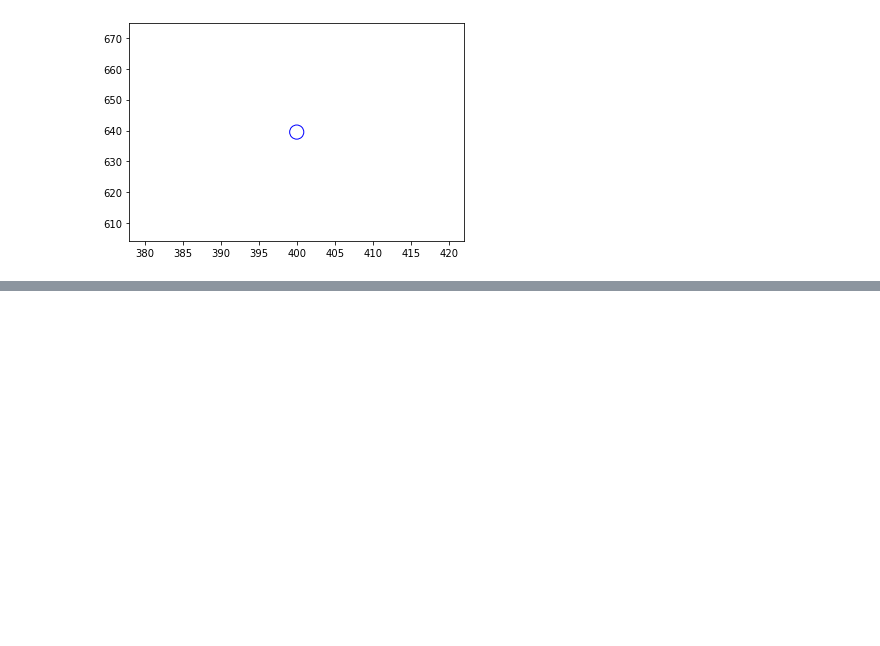
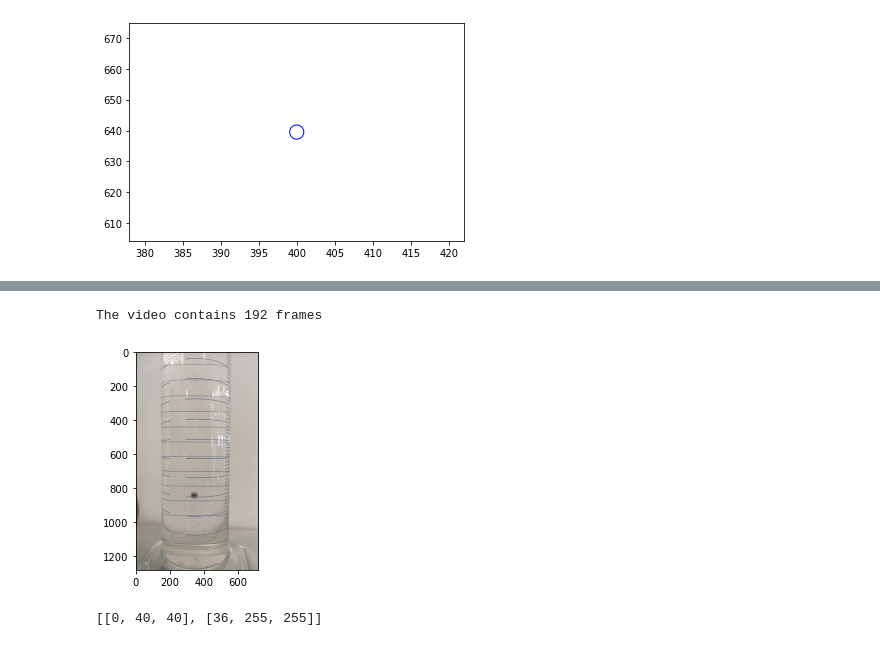
Before and after one commit to GiovanniLag/hackathon_lab, a Jupyter notebook: TRACKING.ipynb, the cells around one changed output, grey strips where cells are left out. Cells and saved outputs as stored; diff of their text form; code cells hidden in the pictures; blank space fills up the shorter version.

```diff
--- a/TRACKING.ipynb
+++ b/TRACKING.ipynb
@@ -189,0 +188,21 @@ blue_regions.shape
+# %%
+ccap = cv2.VideoCapture("palla grande.mp4")
+n_frames = int(ccap.get(cv2.CAP_PROP_FRAME_COUNT))
+print(f'The video contains {n_frames} frames')
+
+ccap.set(cv2.CAP_PROP_POS_FRAMES, 150)
+ret, frame = ccap.read()
+ccap.release()
+frame_rgb = cv2.cvtColor(frame, cv2.COLOR_BGR2RGB)
+plt.imshow(frame_rgb)
+plt.savefig("colorpick.png")
+# %% [output]
+The video contains 192 frames
+[figure, added]
+# %%
+limits = getLimits(52,58,62,18)
+lowerLimit = limits[0]
+upperLimit = limits[1]
+print(limits)
+# %% [output]
+[[0, 40, 40], [36, 255, 255]]
```
Also changed, not shown: parts of 8 cells of this notebook.
